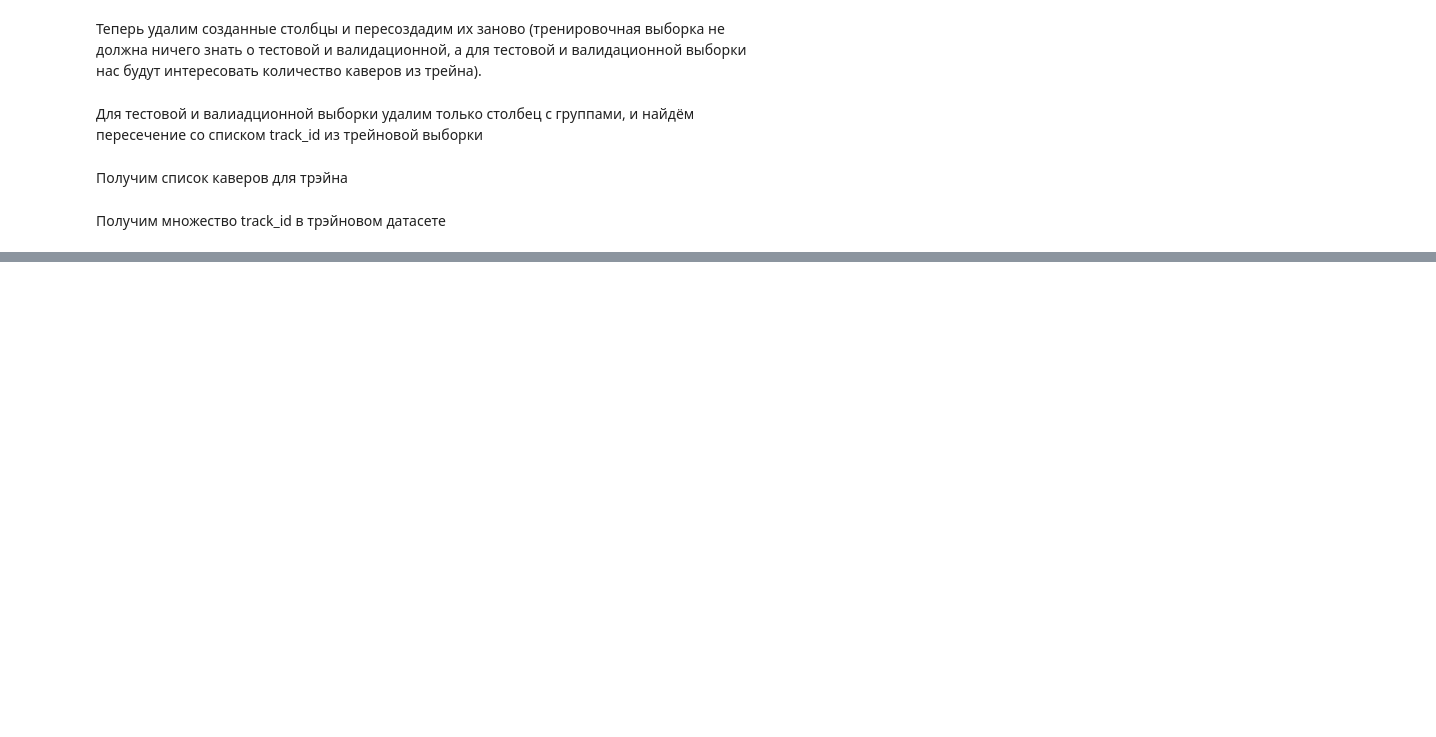
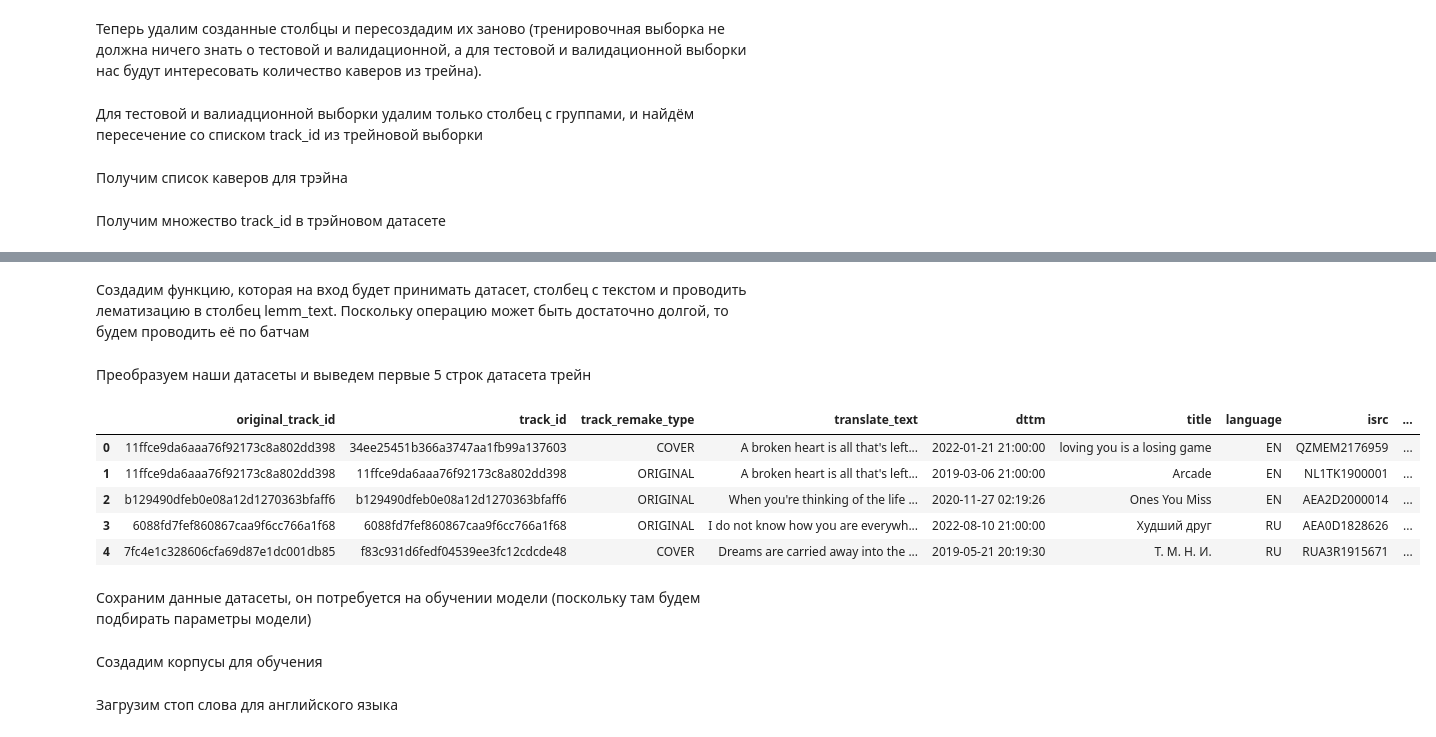
Before and after one commit to Musical-Detectives-Team/hakaton_yandex_music, a Jupyter notebook: preprocessing.ipynb, the cells around one changed output, grey strips where cells are left out. Cells and saved outputs as stored; diff of their text form; code cells hidden in the pictures; blank space fills up the shorter version.

```diff
--- a/preprocessing.ipynb
+++ b/preprocessing.ipynb
@@ -146,0 +190,6 @@ df_valid['cover_list'] = df_valid.apply(lambda x: list(set(x['cover_list']) & se
+# %%
+def clear_text(text: str) -> str:
+    new_text = re.sub(r'[^a-zA-Z]', ' ', text)
+    new_text = new_text.split()
+    new_text = new_text
+    return ' '.join(new_text).lower()
@@ -146,0 +198,39 @@ df_valid['cover_list'] = df_valid.apply(lambda x: list(set(x['cover_list']) & se
+# %%
+def lemmatize(text: str) -> str:
+    text_list = nltk.word_tokenize(text)
+    lemm_list = []
+    for word in text_list:
+        lemm_list.append(lemmatizer.lemmatize(word))
+    lemm_text = " ".join(lemm_list)
+    return lemm_text
+# %% [markdown]
+Создадим функцию, которая на вход будет принимать датасет, столбец с текстом и проводить лематизацию в столбец lemm_text. Поскольку операцию может быть достаточно долгой, то будем проводить её по батчам
+# %%
+def lemmatize_df(df: pd.DataFrame,
+                 text_column: str,
+                 batch_size: int = 200) -> pd.DataFrame:
+    df = df.copy(deep=True)
+    df = df.reset_index(drop=True)
+    df['lemm_text'] = ''
+    for i in notebook.tqdm(range(df.shape[0] // batch_size)):
+        n = i * batch_size
+        df.loc[n:n + batch_size - 1, 'lemm_text'] = df.loc[n:n + batch_size - 1, text_column].apply(clear_text)
+        df.loc[n:n + batch_size - 1, 'lemm_text'] = df.loc[n:n + batch_size - 1, 'lemm_text'].apply(lemmatize)
+    return df
+# %% [markdown]
+Преобразуем наши датасеты и выведем первые 5 строк датасета трейн
+# %%
+df_train = lemmatize_df(df_train, 'translate_text')
+df_test = lemmatize_df(df_test, 'translate_text')
+df_valid = lemmatize_df(df_valid, 'translate_text')
+# %%
+df_train.head()
+# %% [output]
+|  | original_track_id | track_id | track_remake_type | translate_text | dttm | title | language | isrc | ... |
+| 0 | 11ffce9da6aaa76f92173c8a802dd398 | 34ee25451b366a3747aa1fb99a137603 | COVER | A broken heart is all that's left... | 2022-01-21 21:00:00 | loving you is a losing game | EN | QZMEM2176959 | ... |
+| 1 | 11ffce9da6aaa76f92173c8a802dd398 | 11ffce9da6aaa76f92173c8a802dd398 | ORIGINAL | A broken heart is all that's left... | 2019-03-06 21:00:00 | Arcade | EN | NL1TK1900001 | ... |
+| 2 | b129490dfeb0e08a12d1270363bfaff6 | b129490dfeb0e08a12d1270363bfaff6 | ORIGINAL | When you're thinking of the life ... | 2020-11-27 02:19:26 | Ones You Miss | EN | AEA2D2000014 | ... |
+| 3 | 6088fd7fef860867caa9f6cc766a1f68 | 6088fd7fef860867caa9f6cc766a1f68 | ORIGINAL | I do not know how you are everywh... | 2022-08-10 21:00:00 | Худший друг | RU | AEA0D1828626 | ... |
+| 4 | 7fc4e1c328606cfa69d87e1dc001db85 | f83c931d6fedf04539ee3fc12cdcde48 | COVER | Dreams are carried away into the ... | 2019-05-21 20:19:30 | Т. М. Н. И. | RU | RUA3R1915671 | ... |
+# %% [markdown]
+Сохраним данные датасеты, он потребуется на обучении модели (поскольку там будем подбирать параметры модели)
@@ -146,0 +241,2 @@ df_valid['cover_list'] = df_valid.apply(lambda x: list(set(x['cover_list']) & se
+# %% [markdown]
+Создадим корпусы для обучения
@@ -146,0 +247,2 @@ df_valid['cover_list'] = df_valid.apply(lambda x: list(set(x['cover_list']) & se
+# %% [markdown]
+Загрузим стоп слова для английского языка
```
Also changed, not shown: parts of 39 cells of this notebook, 4 other files.
